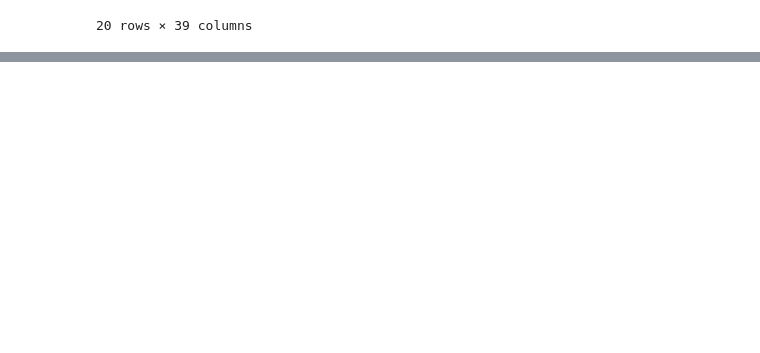
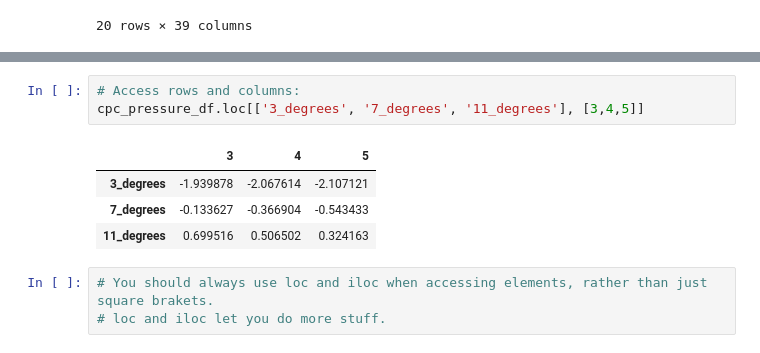
Before and after one commit to bakera81/airfoil-analysis, a Jupyter notebook: airfoil-analysis.ipynb, the cells around one changed output, grey strips where cells are left out. Cells and saved outputs as stored; diff of their text form; blank space fills up the shorter version.

```diff
--- a/airfoil-analysis.ipynb
+++ b/airfoil-analysis.ipynb
@@ -182,0 +239,11 @@ cpc_pressure_df
+# %%
+# Access rows and columns:
+cpc_pressure_df.loc[['3_degrees', '7_degrees', '11_degrees'], [3,4,5]]
+# %% [output]
+|  | 3 | 4 | 5 |
+| 3_degrees | -1.939878 | -2.067614 | -2.107121 |
+| 7_degrees | -0.133627 | -0.366904 | -0.543433 |
+| 11_degrees | 0.699516 | 0.506502 | 0.324163 |
+# %%
+# You should always use loc and iloc when accessing elements, rather than just square brakets.
+# loc and iloc let you do more stuff.
```
Also changed, not shown: parts of 5 cells of this notebook.
